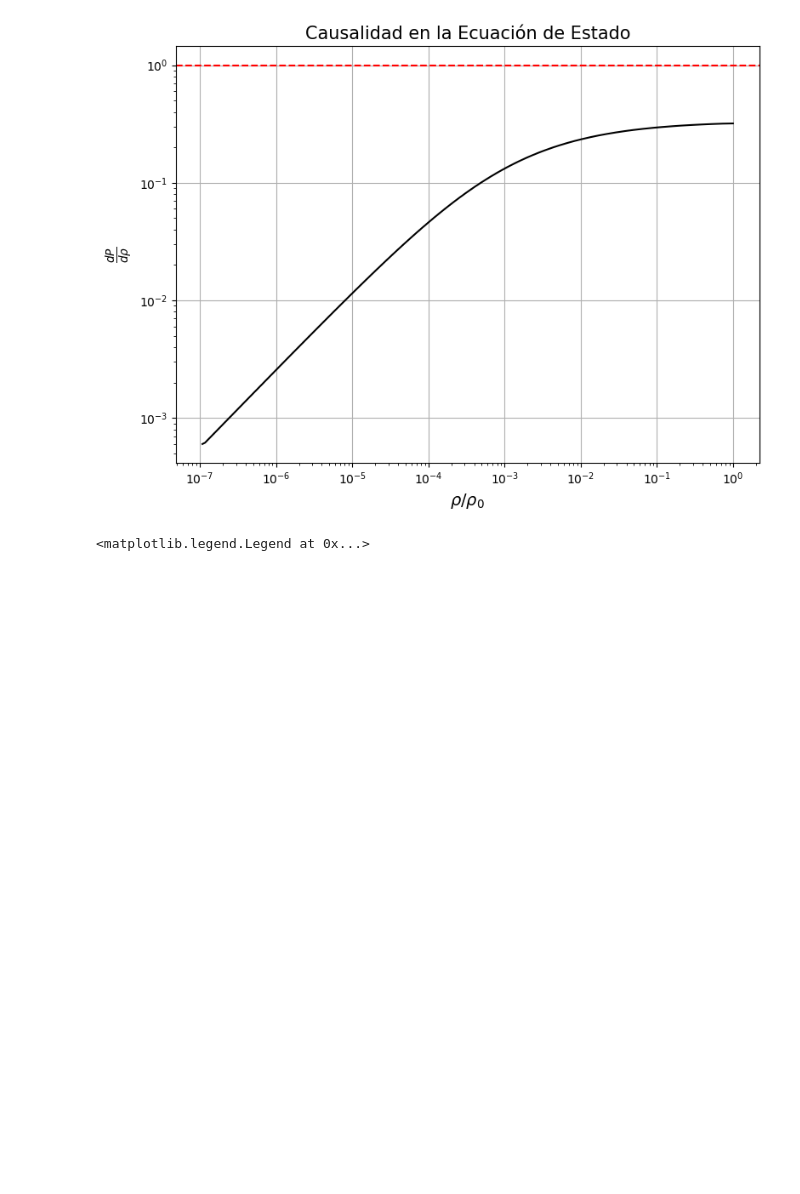
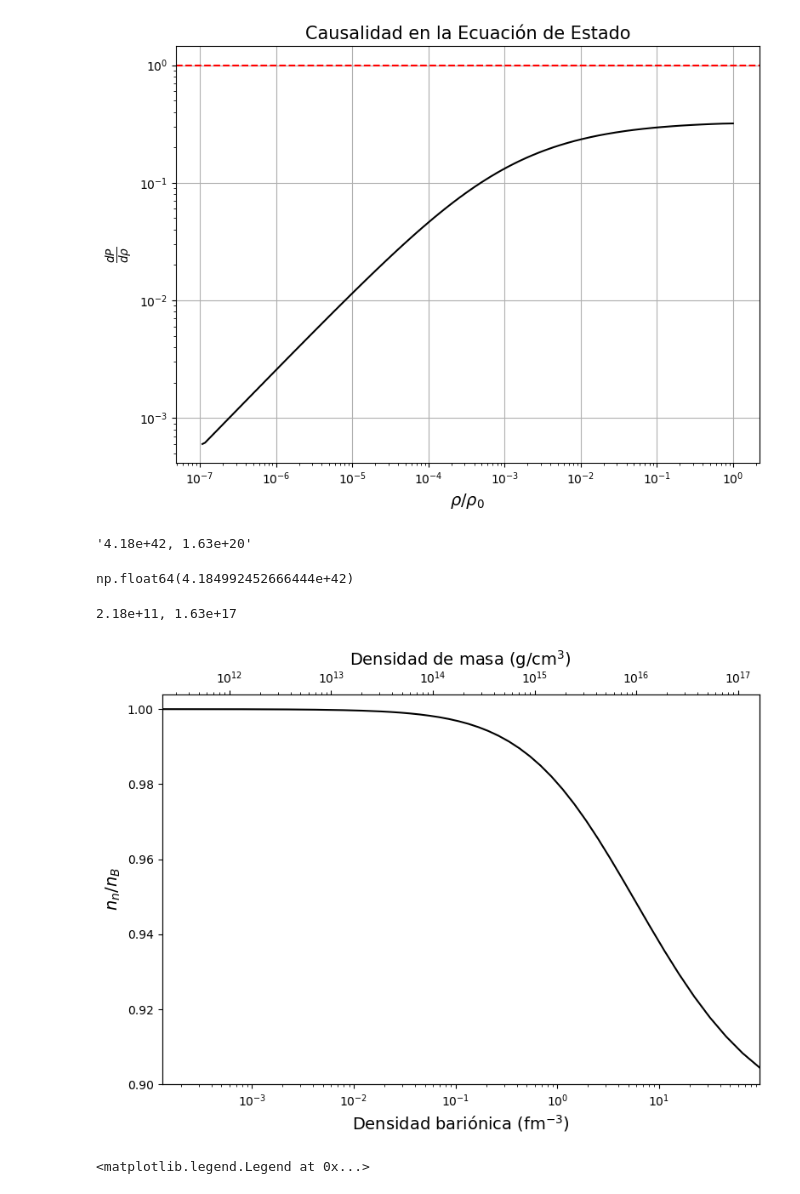
Before and after one commit to Vendetta0462/CalculosSimulaciones, a Jupyter notebook: NS_Structure/Simple_Models/gas_n-p-e.ipynb, the cells around one changed output. Cells and saved outputs as stored; diff of their text form; code cells hidden in the pictures; blank space fills up the shorter version.

Commit message:
Añade fraccion de neutrones

```diff
--- a/NS_Structure/Simple_Models/gas_n-p-e.ipynb
+++ b/NS_Structure/Simple_Models/gas_n-p-e.ipynb
@@ -137,6 +137,48 @@ plt.title('Causalidad en la Ecuación de Estado', fontsize=15)
 plt.grid(); plt.tight_layout(); plt.show()
 # %% [output]
 [figure]
+# %%
+f"{densidad_bariones[0]:2.2e}, {densidades_masa[-1]:2.2e}"
+# %% [output]
+'4.18e+42, 1.63e+20'
+# %%
+densidad_bariones[0]
+# %% [output]
+np.float64(4.184992452666444e+42)
+# %%
+# Plot fraccion de neutrones con la densidad de masa
+x = np.logspace(1, 3.4, 300)
+densidad_neutrones = B(m_n)/m_n*x_n(x)**3
+densidad_protones = B(m_p)/m_p*x_p(x)**3
+densidad_bariones = densidad_neutrones + densidad_protones
+# densidades_masa = density_mass(x)
+densidades_masa = densidad_bariones * m_n
+plt.figure(figsize=(8,6))
+plt.plot(densidad_bariones*1e-45, densidad_neutrones/densidad_bariones, "k")
+# plt.plot(densidades_masa, densidad_protones/dendsidad_bariones, label='Protones')
+plt.xscale('log')
+# plt.yscale('log')
+plt.xlabel(r'Densidad bariónica (fm$^{-3}$)', fontsize=14)
+plt.ylabel(r'$n_n/n_B$', fontsize=14)
+plt.xlim(densidad_bariones[0]*1e-45, densidad_bariones[-1]*1e-45)
+plt.ylim(0.9,1.004)
+# plt.title('Fracción de Neutrones y Protones vs Densidad de Masa', fontsize=15)
+# plt.legend()
+# Segundo eje con densiad de masa en g/cm3
+ax = plt.gca()
+def masa_to_bario(densidad_bariones):
+    return densidad_bariones * 1e45 * m_n / 1e3 # kg/m3 a g/cm3
+def bario_to_masa(densidad_masa):
+    return densidad_masa * 1e3 / m_n / 1e45 # g/cm3 a kg/m3
+ax2 = ax.twiny()
+ax2.set_xscale('log')
+ax2.set_xlabel(r'Densidad de masa (g/cm$^3$)', fontsize=14)
+ax2.set_xlim(masa_to_bario(ax.get_xlim()[0]), masa_to_bario(ax.get_xlim()[1]))
+print(f"{ax2.get_xlim()[0]:2.2e}, {ax2.get_xlim()[1]:2.2e}")
+plt.tight_layout(); plt.show()
+# %% [output]
+2.18e+11, 1.63e+17
+[figure, added]
 # %%
 # Plot x_n vs x
 plt.figure(figsize=(8, 7))
```
